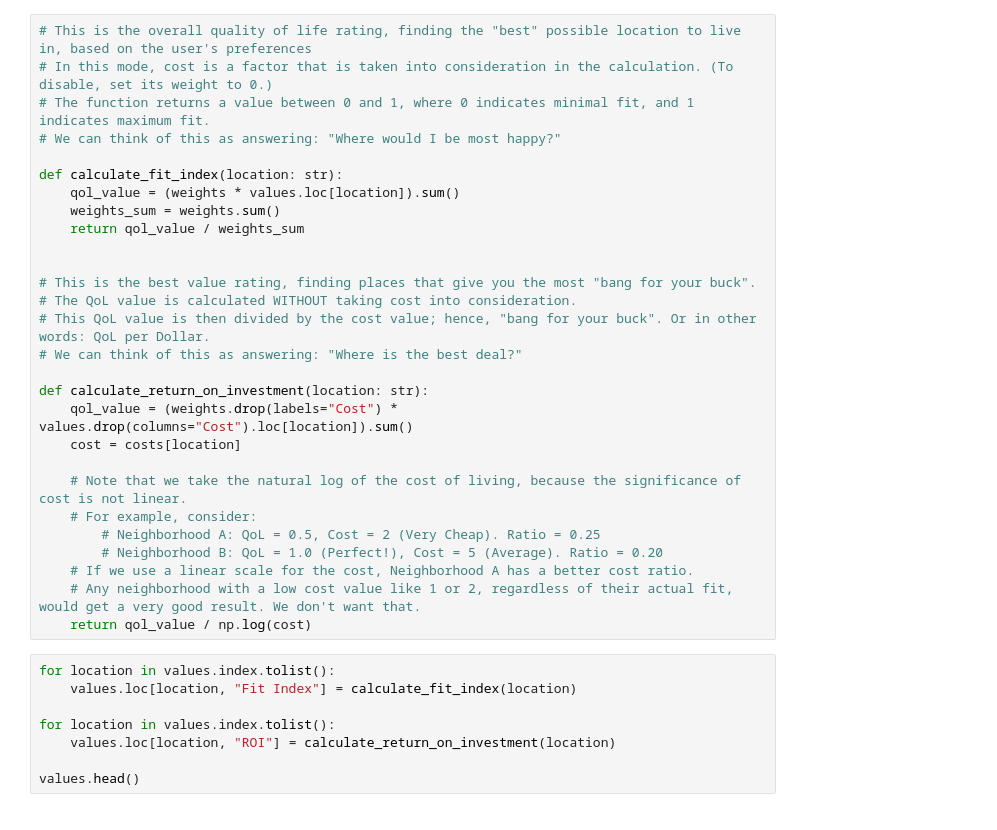
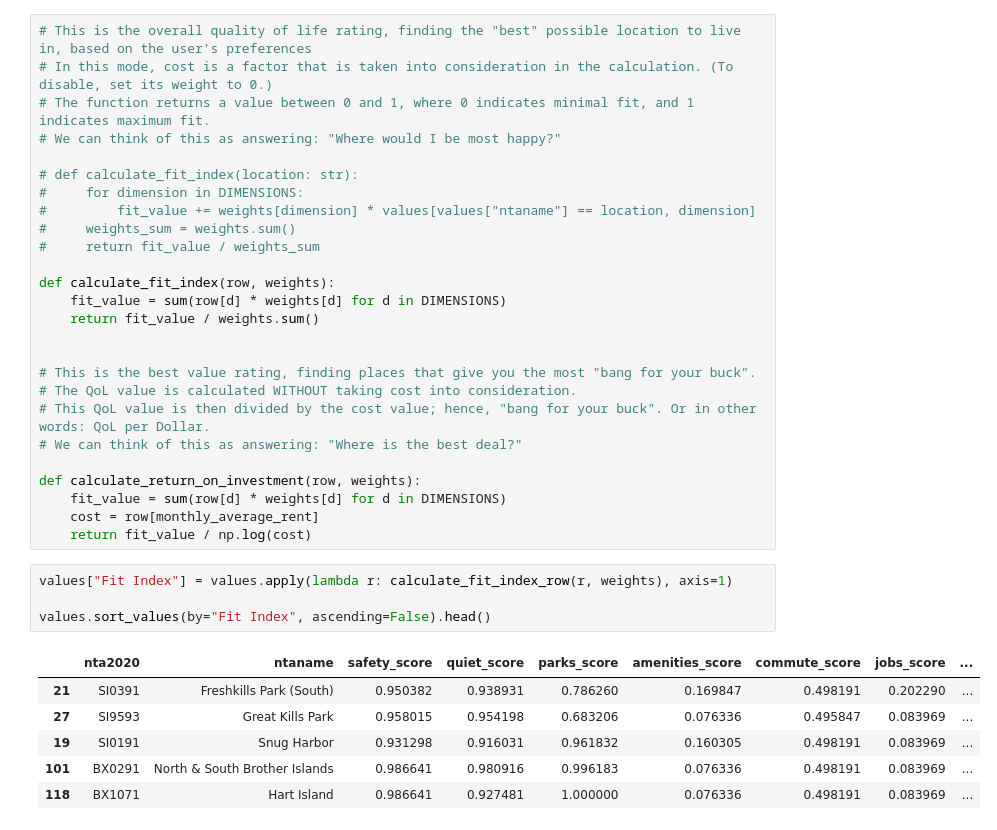
Before and after one commit to tmnin/RentSense, a Jupyter notebook: RentSense_Merge.ipynb, the cells around one changed output. Drawn from its saved outputs; the diff is of its cells as text.

```diff
--- a/RentSense_Merge.ipynb
+++ b/RentSense_Merge.ipynb
@@ -31,10 +42,15 @@ costs = pd.Series(
 # The function returns a value between 0 and 1, where 0 indicates minimal fit, and 1 indicates maximum fit.
 # We can think of this as answering: "Where would I be most happy?"
 
-def calculate_fit_index(location: str):
-    qol_value = (weights * values.loc[location]).sum()
-    weights_sum = weights.sum()
-    return qol_value / weights_sum
+# def calculate_fit_index(location: str):
+#     for dimension in DIMENSIONS:
+#         fit_value += weights[dimension] * values[values["ntaname"] == location, dimension]
+#     weights_sum = weights.sum()
+#     return fit_value / weights_sum
+
+def calculate_fit_index(row, weights):
+    fit_value = sum(row[d] * weights[d] for d in DIMENSIONS)
+    return fit_value / weights.sum()
 
 
 # This is the best value rating, finding places that give you the most "bang for your buck".
@@ -42,22 +58,18 @@ def calculate_fit_index(location: str):
 # This QoL value is then divided by the cost value; hence, "bang for your buck". Or in other words: QoL per Dollar.
 # We can think of this as answering: "Where is the best deal?"
 
-def calculate_return_on_investment(location: str):
-    qol_value = (weights.drop(labels="Cost") * values.drop(columns="Cost").loc[location]).sum()
-    cost = costs[location]
-
-    # Note that we take the natural log of the cost of living, because the significance of cost is not linear.
-    # For example, consider:
-        # Neighborhood A: QoL = 0.5, Cost = 2 (Very Cheap). Ratio = 0.25
-        # Neighborhood B: QoL = 1.0 (Perfect!), Cost = 5 (Average). Ratio = 0.20
-    # If we use a linear scale for the cost, Neighborhood A has a better cost ratio.
-    # Any neighborhood with a low cost value like 1 or 2, regardless of their actual fit, would get a very good result. We don't want that.
-    return qol_value / np.log(cost)
+def calculate_return_on_investment(row, weights):
+    fit_value = sum(row[d] * weights[d] for d in DIMENSIONS)
+    cost = row[monthly_average_rent]
+    return fit_value / np.log(cost)
-# %%
-for location in values.index.tolist():
-    values.loc[location, "Fit Index"] = calculate_fit_index(location)
-
-for location in values.index.tolist():
-    values.loc[location, "ROI"] = calculate_return_on_investment(location)
-
-values.head()
+# %%
+values["Fit Index"] = values.apply(lambda r: calculate_fit_index_row(r, weights), axis=1)
+
+values.sort_values(by="Fit Index", ascending=False).head()
+# %% [output]
+|  | nta2020 | ntaname | safety_score | quiet_score | parks_score | amenities_score | commute_score | jobs_score | ... |
+| 21 | SI0391 | Freshkills Park (South) | 0.950382 | 0.938931 | 0.786260 | 0.169847 | 0.498191 | 0.202290 | ... |
+| 27 | SI9593 | Great Kills Park | 0.958015 | 0.954198 | 0.683206 | 0.076336 | 0.495847 | 0.083969 | ... |
+| 19 | SI0191 | Snug Harbor | 0.931298 | 0.916031 | 0.961832 | 0.160305 | 0.498191 | 0.083969 | ... |
+| 101 | BX0291 | North & South Brother Islands | 0.986641 | 0.980916 | 0.996183 | 0.076336 | 0.498191 | 0.083969 | ... |
+| 118 | BX1071 | Hart Island | 0.986641 | 0.927481 | 1.000000 | 0.076336 | 0.498191 | 0.083969 | ... |
```
Also changed, not shown: parts of 4 cells of this notebook.
